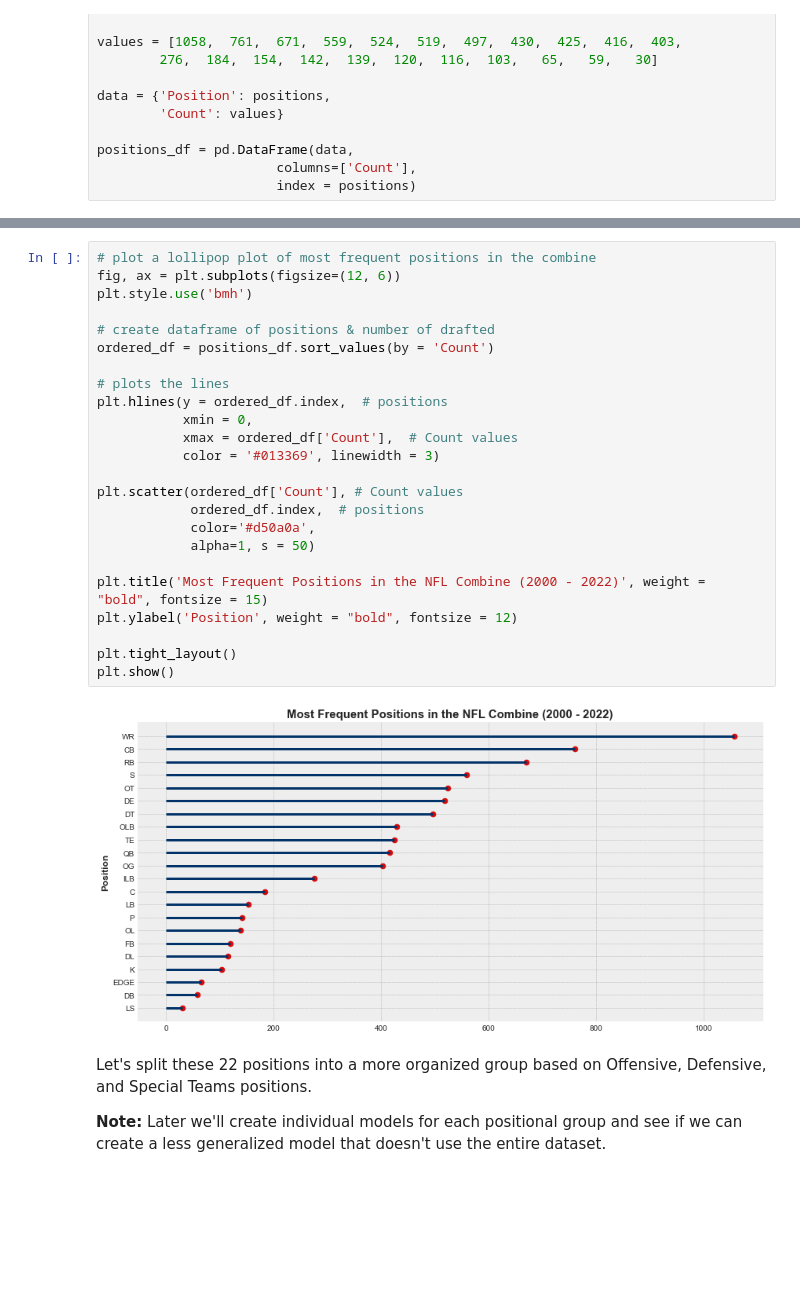
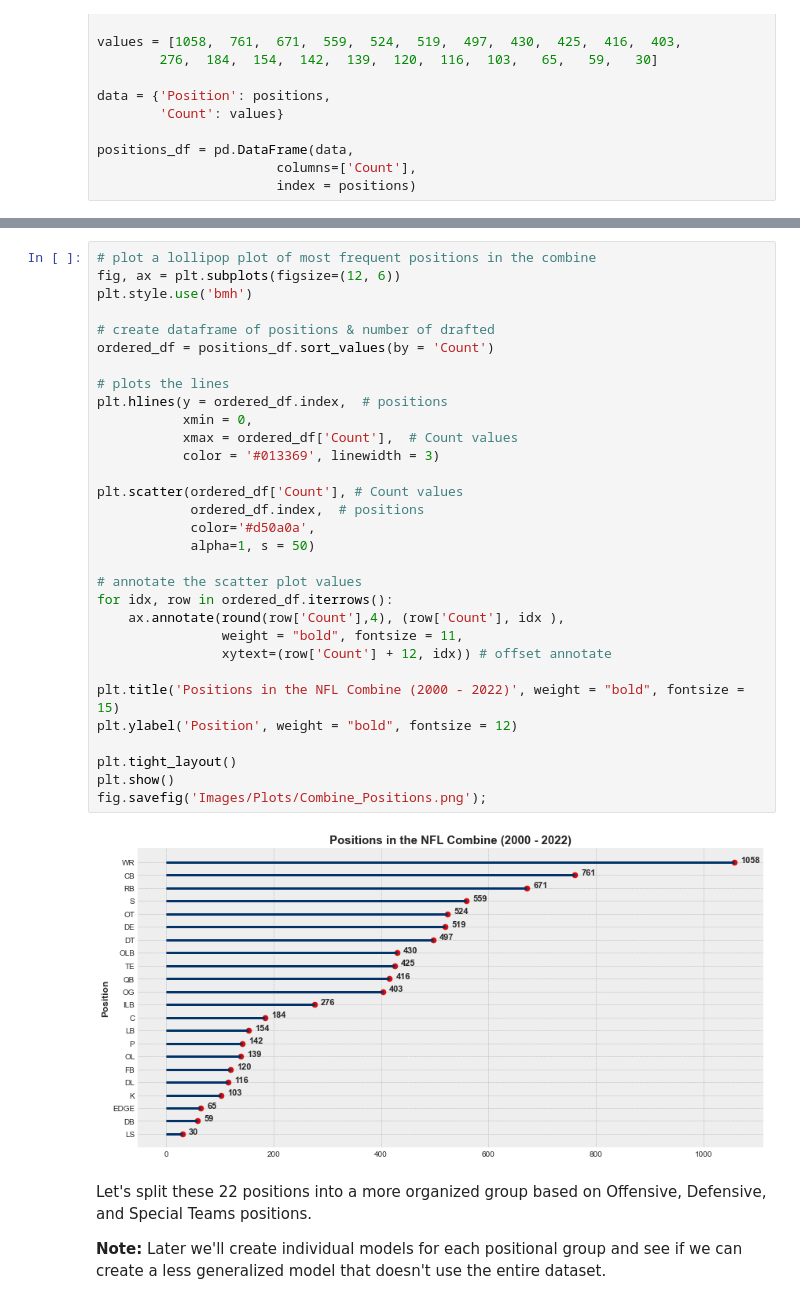
Before and after one commit to eric8395/NFL-Combine-Draft-Classification, a Jupyter notebook: NFL Combine Draft Classification.ipynb, the cells around one changed output, grey strips where cells are left out. Saved outputs shown, nothing was run; the diff lists cells and outputs as text; blank space fills up the shorter version.

Commit message:
added images, update notebook;

```diff
--- a/NFL Combine Draft Classification.ipynb
+++ b/NFL Combine Draft Classification.ipynb
@@ -261,29 +268,36 @@ positions_df = pd.DataFrame(data,
 # %%
 # plot a lollipop plot of most frequent positions in the combine
 fig, ax = plt.subplots(figsize=(12, 6))
 plt.style.use('bmh')
 
 # create dataframe of positions & number of drafted
 ordered_df = positions_df.sort_values(by = 'Count')
 
 # plots the lines
 plt.hlines(y = ordered_df.index,  # positions
            xmin = 0,
            xmax = ordered_df['Count'],  # Count values
            color = '#013369', linewidth = 3)
 
 plt.scatter(ordered_df['Count'], # Count values
             ordered_df.index,  # positions
             color='#d50a0a',
             alpha=1, s = 50)
 
-plt.title('Most Frequent Positions in the NFL Combine (2000 - 2022)', weight = "bold", fontsize = 15)
+# annotate the scatter plot values
+for idx, row in ordered_df.iterrows():
+    ax.annotate(round(row['Count'],4), (row['Count'], idx ),
+                weight = "bold", fontsize = 11,
+                xytext=(row['Count'] + 12, idx)) # offset annotate
+
+plt.title('Positions in the NFL Combine (2000 - 2022)', weight = "bold", fontsize = 15)
 plt.ylabel('Position', weight = "bold", fontsize = 12)
 
 plt.tight_layout()
 plt.show()
+fig.savefig('Images/Plots/Combine_Positions.png');
 # %% [output]
-[figure, old version]
+[figure, new version]
 # %% [markdown]
 Let's split these 22 positions into a more organized group based on Offensive, Defensive, and Special Teams positions.
 
```
Also changed, not shown: parts of 22 cells of this notebook, 7 other files.
